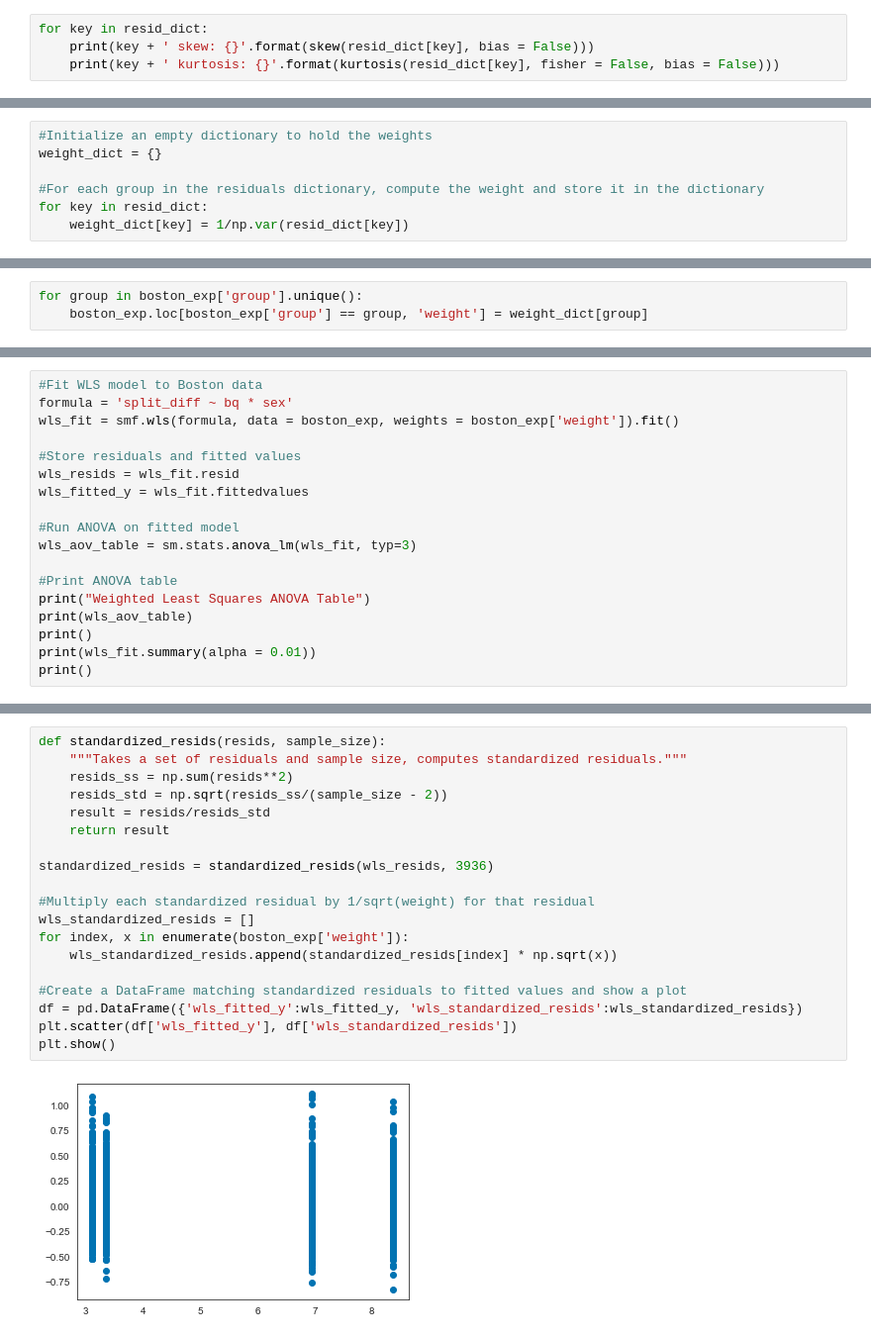
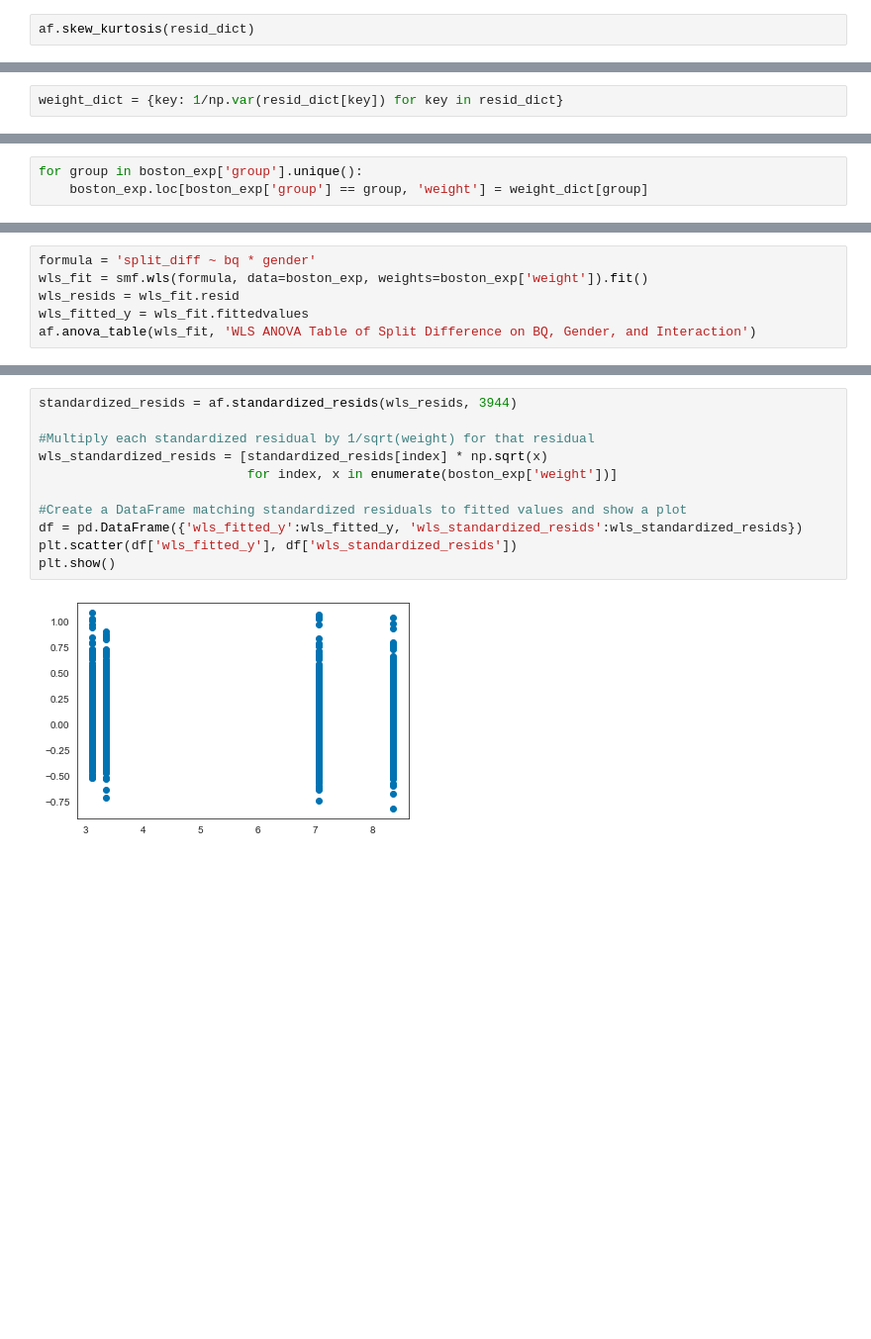
Before and after one commit to tommcd09/marathon-pace-strategy, a Jupyter notebook: ANOVA.ipynb, the cells around one changed output, grey strips where cells are left out. Shown: that part at 99% size. Saved outputs shown, nothing was run; the diff lists cells and outputs as text; blank space fills up the shorter version.

```diff
--- a/ANOVA.ipynb
+++ b/ANOVA.ipynb
@@ -128,7 +151,5 @@ plt.tight_layout()
 # %% [markdown]
 These plots don't look perfectly normal, but they are pretty close. We can see some larger departures from normality at the ends of each chart, indicating some kurtosis. A slight U-shape, more noticeable on the BQ plots, indicates some skewness. We can also look at skewness and kurtosis values for each group directly to get a sense of normality.
 # %%
-for key in resid_dict:
-    print(key + ' skew: {}'.format(skew(resid_dict[key], bias = False)))
-    print(key + ' kurtosis: {}'.format(kurtosis(resid_dict[key], fisher = False, bias = False)))
+af.skew_kurtosis(resid_dict)
 # %% [output]
@@ -469,10 +382,5 @@ In situations where we might question whether we have enough homogeneity of vari
 # %%
-#Initialize an empty dictionary to hold the weights
-weight_dict = {}
-
-#For each group in the residuals dictionary, compute the weight and store it in the dictionary
-for key in resid_dict:
-    weight_dict[key] = 1/np.var(resid_dict[key])
+weight_dict = {key: 1/np.var(resid_dict[key]) for key in resid_dict}
 # %% [markdown]
 Now that we have a dictionary of weights, let's add a "weight" column to the experiment DataFrame and assign the appropriate weight to each data point.
 # %%
@@ -483,19 +391,7 @@ Using the same general formula as in the ordinary least squares example, we can
 # %%
-#Fit WLS model to Boston data
-formula = 'split_diff ~ bq * sex'
-wls_fit = smf.wls(formula, data = boston_exp, weights = boston_exp['weight']).fit()
-
-#Store residuals and fitted values
+formula = 'split_diff ~ bq * gender'
+wls_fit = smf.wls(formula, data=boston_exp, weights=boston_exp['weight']).fit()
 wls_resids = wls_fit.resid
 wls_fitted_y = wls_fit.fittedvalues
-
-#Run ANOVA on fitted model
-wls_aov_table = sm.stats.anova_lm(wls_fit, typ=3)
-
-#Print ANOVA table
-print("Weighted Least Squares ANOVA Table")
-print(wls_aov_table)
-print()
-print(wls_fit.summary(alpha = 0.01))
-print()
+af.anova_table(wls_fit, 'WLS ANOVA Table of Split Difference on BQ, Gender, and Interaction')
 # %% [output]
@@ -523,24 +407,16 @@ To check whether we have applied the right weights, we can compute the standardi
 # %%
-def standardized_resids(resids, sample_size):
-    """Takes a set of residuals and sample size, computes standardized residuals."""
-    resids_ss = np.sum(resids**2)
-    resids_std = np.sqrt(resids_ss/(sample_size - 2))
-    result = resids/resids_std
-    return result
-
-standardized_resids = standardized_resids(wls_resids, 3936)
+standardized_resids = af.standardized_resids(wls_resids, 3944)
 
 #Multiply each standardized residual by 1/sqrt(weight) for that residual
-wls_standardized_resids = []
-for index, x in enumerate(boston_exp['weight']):
-    wls_standardized_resids.append(standardized_resids[index] * np.sqrt(x))
+wls_standardized_resids = [standardized_resids[index] * np.sqrt(x)
+                           for index, x in enumerate(boston_exp['weight'])]
 
 #Create a DataFrame matching standardized residuals to fitted values and show a plot
 df = pd.DataFrame({'wls_fitted_y':wls_fitted_y, 'wls_standardized_resids':wls_standardized_resids})
 plt.scatter(df['wls_fitted_y'], df['wls_standardized_resids'])
 plt.show()
 # %% [output]
-[figure, old version]
+[figure, new version]
 # %% [markdown]
 The spread of residuals for each group now looks almost the same.
 
```
Also changed, not shown: parts of 57 cells of this notebook, 19 other files.
